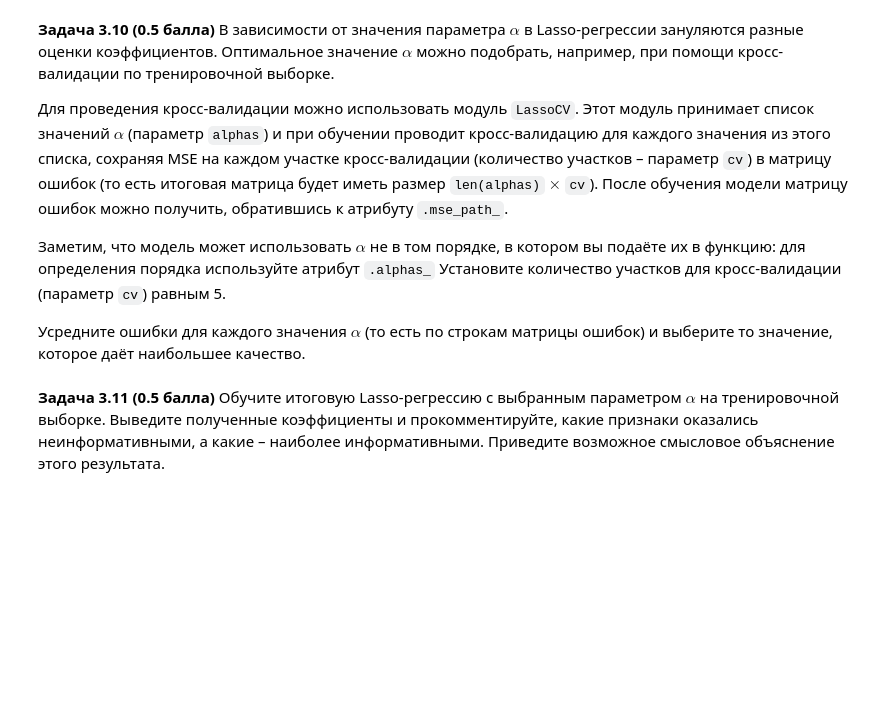
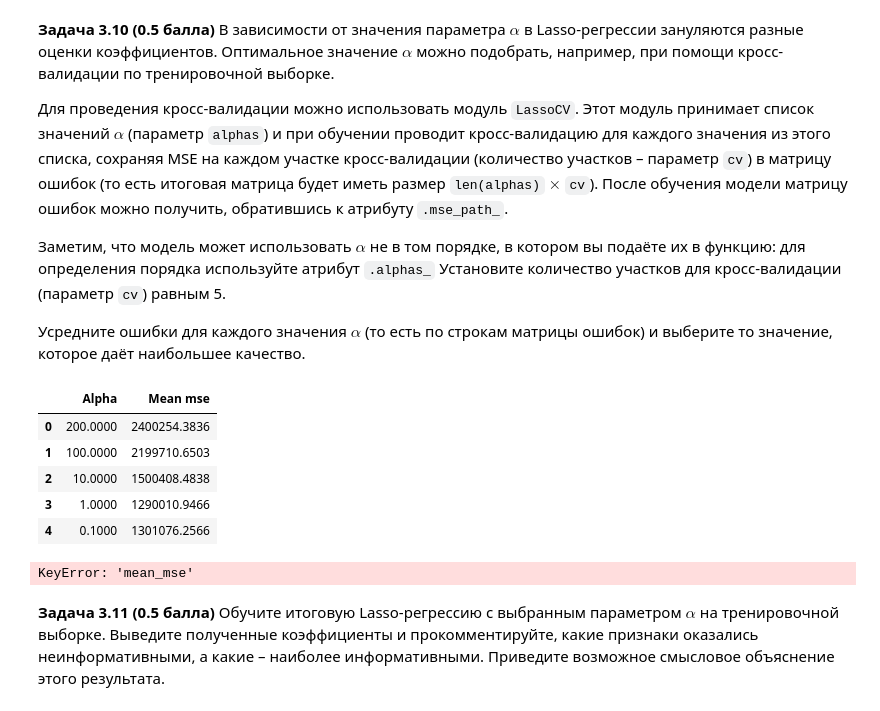
Before and after one commit to Bosbobos/IAD, a Jupyter notebook: MachineLeariningBasics/hw_04_knn/hw04_knn_linreg.ipynb, the cells around one changed output. Cells and saved outputs as stored; diff of their text form; code cells hidden in the pictures; blank space fills up the shorter version.

```diff
--- a/MachineLeariningBasics/hw_04_knn/hw04_knn_linreg.ipynb
+++ b/MachineLeariningBasics/hw_04_knn/hw04_knn_linreg.ipynb
@@ -587,5 +593,27 @@ L2 показывает похожую картину, но с более уме
 Заметим, что модель может использовать $\alpha$ не в том порядке, в котором вы подаёте их в функцию: для определения порядка используйте атрибут `.alphas_` Установите количество участков для кросс-валидации (параметр `cv`) равным 5.
 
 Усредните ошибки для каждого значения $\alpha$ (то есть по строкам матрицы ошибок) и выберите то значение, которое даёт наибольшее качество.
+# %%
+from sklearn.linear_model import LassoCV
+
+lcv = LassoCV(cv=5, alphas=alphas)
+lcv.alphas_ = alphas
+lcv.fit(train_x, train_y)
+mean_mse = lcv.mse_path_.mean(axis=1)
+
+df = pd.DataFrame({
+    'Alpha': lcv.alphas_,
+    'Mean mse': mean_mse
+})
+display(df)
+display(f'Наименьшее MSE достигается при alpha = {df.loc[df['mean_mse'].idxmin(), 'alpha']}')
+# %% [output]
+|  | Alpha | Mean mse |
+| 0 | 200.0000 | 2400254.3836 |
+| 1 | 100.0000 | 2199710.6503 |
+| 2 | 10.0000 | 1500408.4838 |
+| 3 | 1.0000 | 1290010.9466 |
+| 4 | 0.1000 | 1301076.2566 |
+KeyError: 'mean_mse'
 # %% [markdown]
 **Задача 3.11 (0.5 балла)** Обучите итоговую Lasso-регрессию с выбранным параметром $\alpha$ на тренировочной выборке. Выведите полученные коэффициенты и прокомментируйте, какие признаки оказались неинформативными, а какие – наиболее информативными. Приведите возможное смысловое объяснение этого результата.
```
Also changed, not shown: parts of 11 cells of this notebook.
